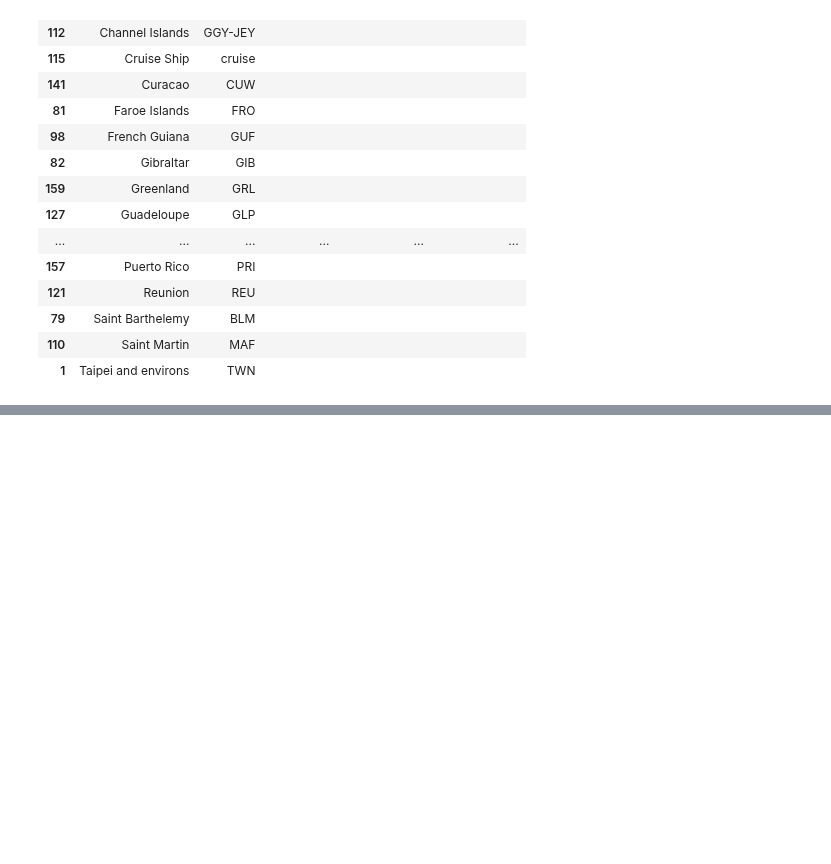
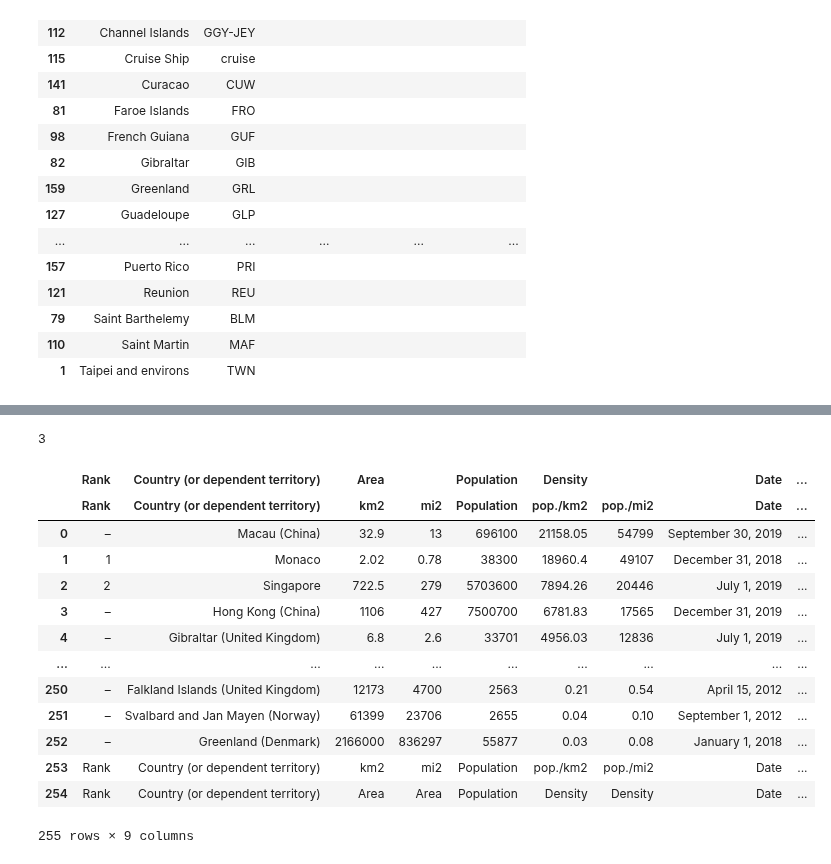
Before and after one commit to gelopez21/ProjectOne, a Jupyter notebook: Project One - Data Cleansing.ipynb, the cells around one changed output, grey strips where cells are left out. Saved outputs shown, nothing was run; the diff lists cells and outputs as text; code cells hidden in the pictures; blank space fills up the shorter version.

```diff
--- a/Project One - Data Cleansing.ipynb
+++ b/Project One - Data Cleansing.ipynb
@@ -155,0 +170,22 @@ WB_JH_merge_df_blanks
+# %%
+test_df = pd.read_html("https://en.wikipedia.org/wiki/List_of_countries_and_dependencies_by_population_density")
+len(test_df)
+# %% [output]
+3
+# %%
+test_df[0]
+# %% [output]
+|  | Rank | Country (or dependent territory) | Area |  | Population | Density |  | Date | ... |
+|  | Rank | Country (or dependent territory) | km2 | mi2 | Population | pop./km2 | pop./mi2 | Date | ... |
+| 0 | – | Macau (China) | 32.9 | 13 | 696100 | 21158.05 | 54799 | September 30, 2019 | ... |
+| 1 | 1 | Monaco | 2.02 | 0.78 | 38300 | 18960.4 | 49107 | December 31, 2018 | ... |
+| 2 | 2 | Singapore | 722.5 | 279 | 5703600 | 7894.26 | 20446 | July 1, 2019 | ... |
+| 3 | – | Hong Kong (China) | 1106 | 427 | 7500700 | 6781.83 | 17565 | December 31, 2019 | ... |
+| 4 | – | Gibraltar (United Kingdom) | 6.8 | 2.6 | 33701 | 4956.03 | 12836 | July 1, 2019 | ... |
+| ... | ... | ... | ... | ... | ... | ... | ... | ... | ... |
+| 250 | – | Falkland Islands (United Kingdom) | 12173 | 4700 | 2563 | 0.21 | 0.54 | April 15, 2012 | ... |
+| 251 | – | Svalbard and Jan Mayen (Norway) | 61399 | 23706 | 2655 | 0.04 | 0.10 | September 1, 2012 | ... |
+| 252 | – | Greenland (Denmark) | 2166000 | 836297 | 55877 | 0.03 | 0.08 | January 1, 2018 | ... |
+| 253 | Rank | Country (or dependent territory) | km2 | mi2 | Population | pop./km2 | pop./mi2 | Date | ... |
+| 254 | Rank | Country (or dependent territory) | Area | Area | Population | Density | Density | Date | ... |
+255 rows × 9 columns
```
Also changed, not shown: parts of 7 cells of this notebook.
